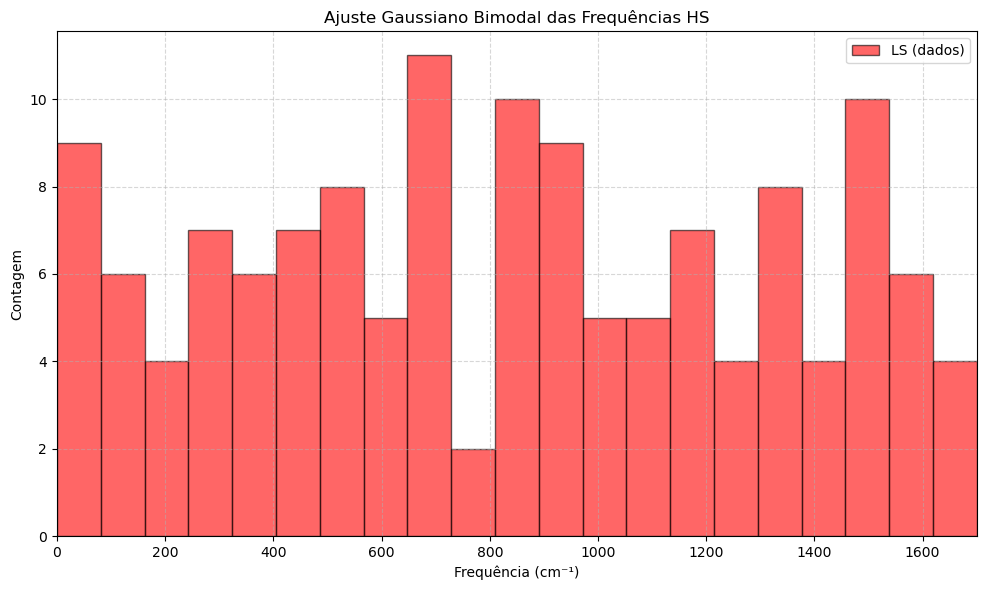
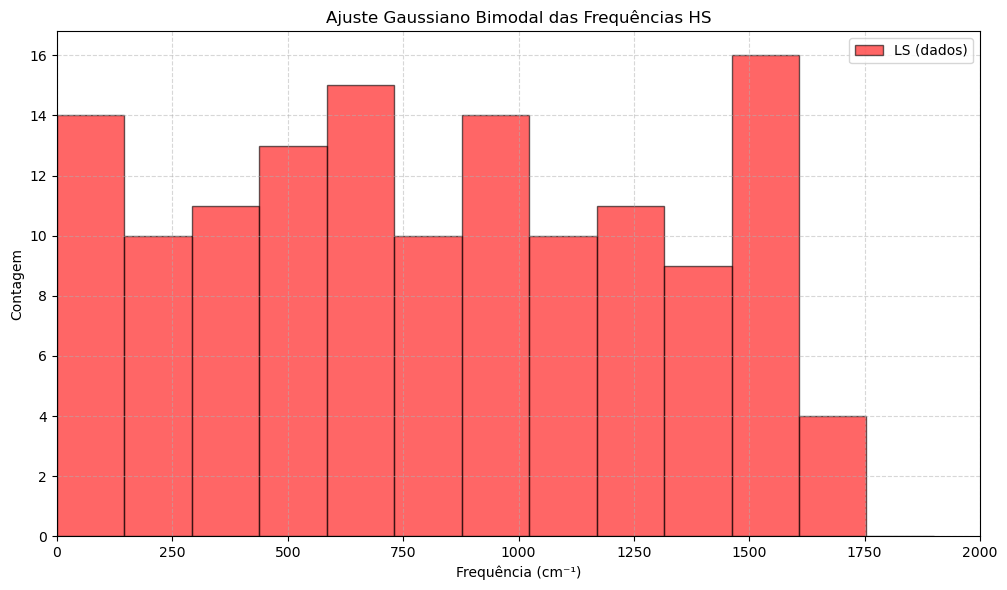
Unified diff of the notebook cell whose output changed from the first chart to the second:
--- before
+++ after
@@ -1,5 +1,5 @@
 # Histograma (dados brutos para o fit)
-range_max = 1700
-num_bin = 21
+range_max = 1900
+num_bin = 13
 counts, bin_edges = np.histogram(freq_HS, bins=num_bin, range=(0,range_max))
 bin_centers = 0.5 * (bin_edges[1:] + bin_edges[:-1])
@@ -16,4 +16,4 @@
 plt.grid(True, linestyle='--', alpha=0.5)
 plt.tight_layout()
-plt.xlim(0,1700)
+plt.xlim(0,2000)
 plt.show()

Commit: new